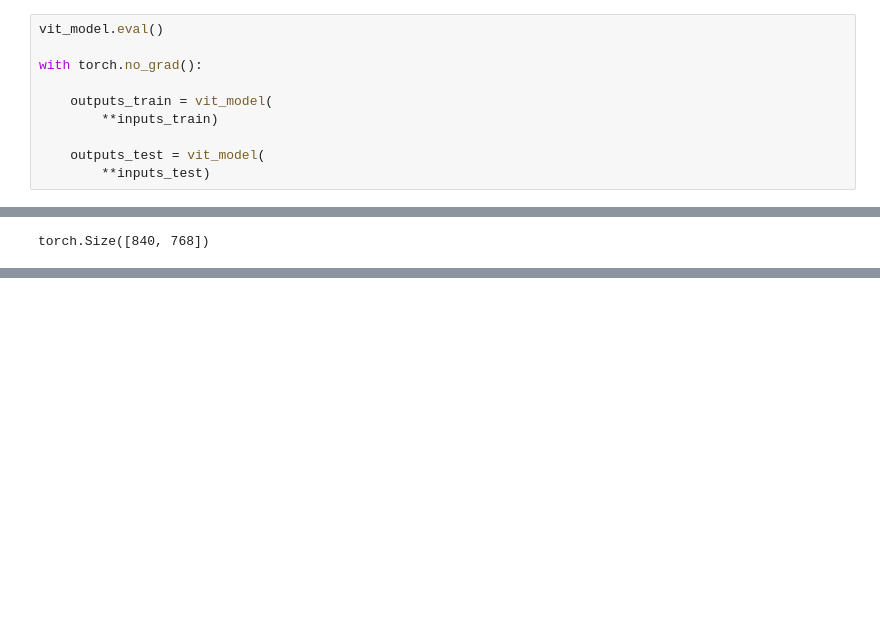
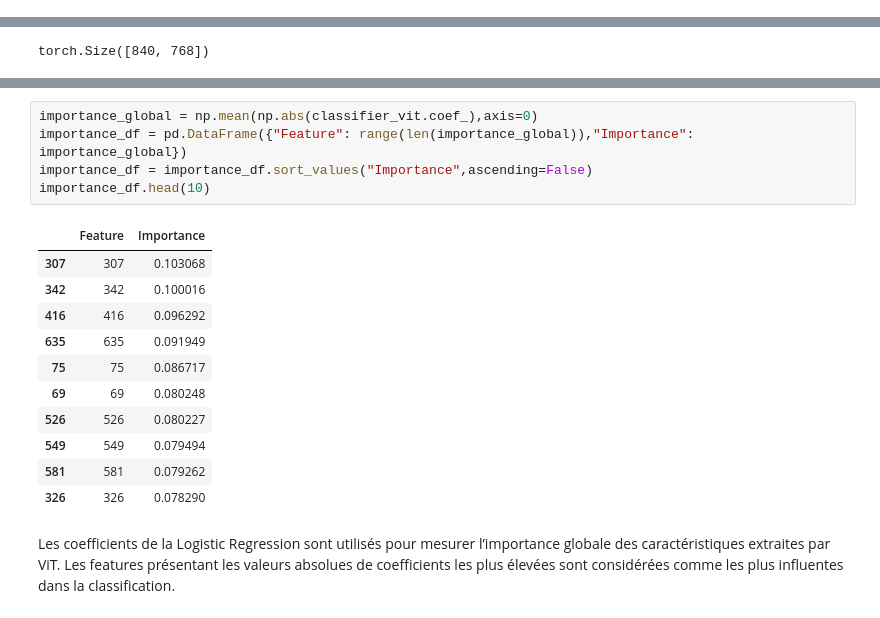
Before and after one commit to Charles-1988/veille_technologique, a Jupyter notebook: Veille_technologique.ipynb, the cells around one changed output, grey strips where cells are left out. Cells and saved outputs as stored; diff of their text form; blank space fills up the shorter version.

```diff
--- a/Veille_technologique.ipynb
+++ b/Veille_technologique.ipynb
@@ -474,10 +260,0 @@ torch.Size([210, 3, 224, 224])
-# %%
-vit_model.eval()
-
-with torch.no_grad():
-
-    outputs_train = vit_model(
-        **inputs_train)
-
-    outputs_test = vit_model(
-        **inputs_test)
@@ -535,0 +455,19 @@ afficher_matrice_confusion(
+# %%
+importance_global = np.mean(np.abs(classifier_vit.coef_),axis=0)
+importance_df = pd.DataFrame({"Feature": range(len(importance_global)),"Importance": importance_global})
+importance_df = importance_df.sort_values("Importance",ascending=False)
+importance_df.head(10)
+# %% [output]
+|  | Feature | Importance |
+| 307 | 307 | 0.103068 |
+| 342 | 342 | 0.100016 |
+| 416 | 416 | 0.096292 |
+| 635 | 635 | 0.091949 |
+| 75 | 75 | 0.086717 |
+| 69 | 69 | 0.080248 |
+| 526 | 526 | 0.080227 |
+| 549 | 549 | 0.079494 |
+| 581 | 581 | 0.079262 |
+| 326 | 326 | 0.078290 |
+# %% [markdown]
+Les coefficients de la Logistic Regression sont utilisés pour mesurer l’importance globale des caractéristiques extraites par ViT. Les features présentant les valeurs absolues de coefficients les plus élevées sont considérées comme les plus influentes dans la classification.
```
Also changed, not shown: parts of 87 cells of this notebook.
